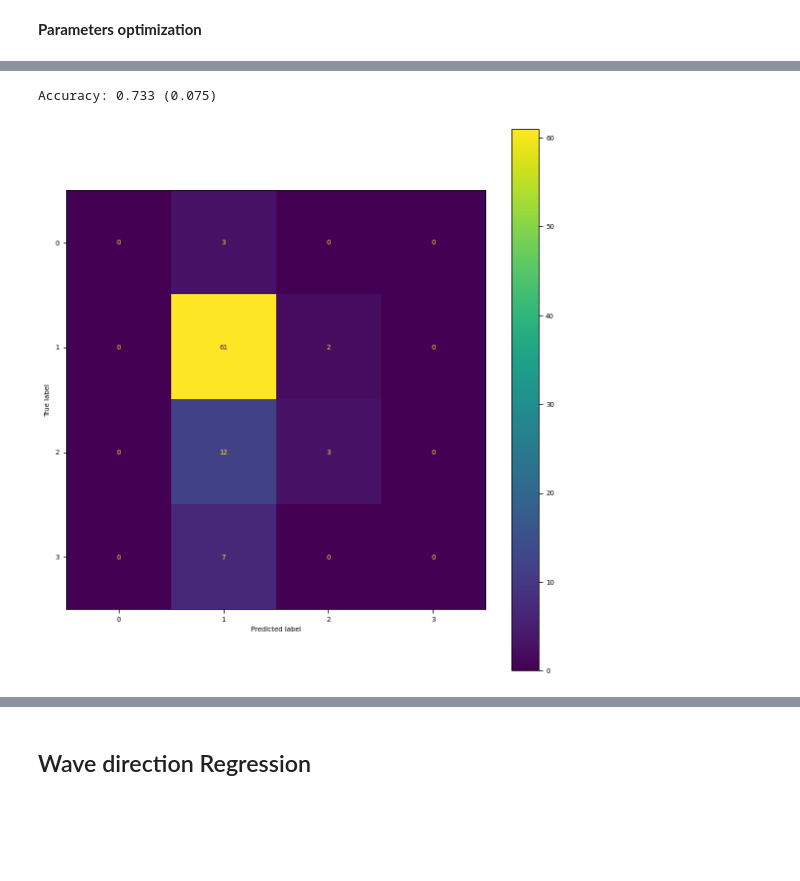
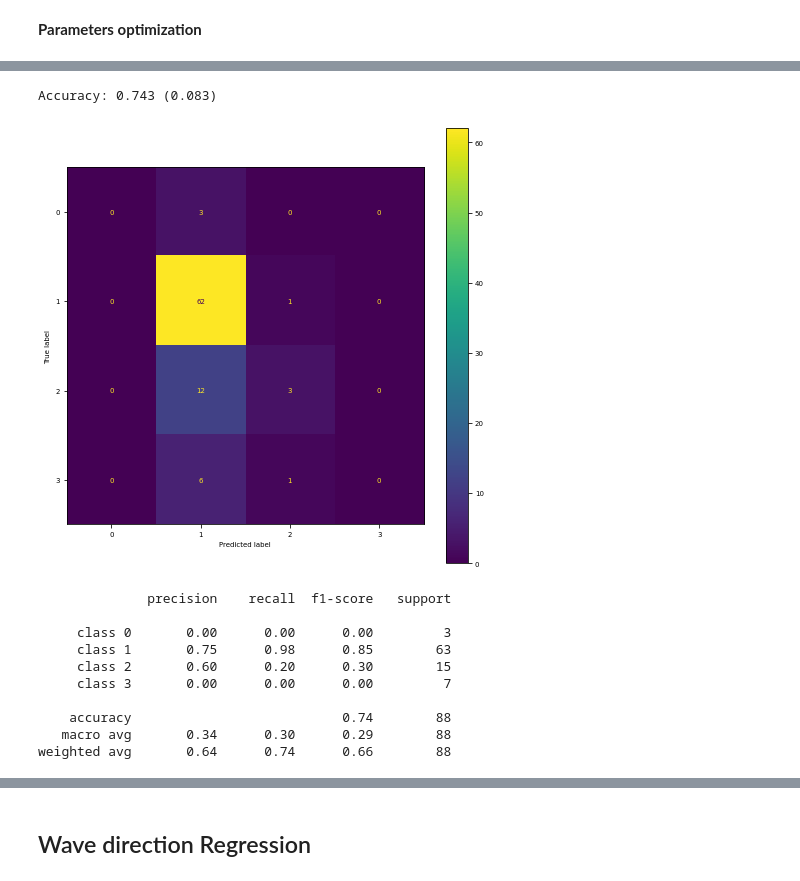
Before and after one commit to rayonnant14/SeaWaves, a Jupyter notebook: SeaWaves_allfreq-s3-plots.ipynb, the cells around one changed output, grey strips where cells are left out. Saved outputs shown, nothing was run; the diff lists cells and outputs as text; code cells hidden in the pictures; blank space fills up the shorter version.

```diff
--- a/SeaWaves_allfreq-s3-plots.ipynb
+++ b/SeaWaves_allfreq-s3-plots.ipynb
@@ -360,12 +348,13 @@ RandomForestClassifier(max_depth=9, min_samples_split=4, n_estimators=20)
 # %%
 kfold = KFold(n_splits=10, random_state=1, shuffle=True)
-random_forest = RandomForestClassifier(max_depth=9,
-                                       min_samples_split=4,
-                                       n_estimators=20,
-                                       random_state=17)
+random_forest = RandomForestClassifier(max_depth=5,
+                                       min_samples_leaf=2,
+                                       min_samples_split=3,
+                                       n_estimators=40,
+                                       class_weight="balanced")
 scores = cross_val_score(random_forest, Xs['2720Hz'], Y['Dirp_class'], scoring='accuracy', cv=kfold, n_jobs=-1)
 print('Accuracy: %.3f (%.3f)' % (np.mean(scores), np.std(scores)))
 # %% [output]
-Accuracy: 0.733 (0.075)
+Accuracy: 0.743 (0.083)
 # %%
 from sklearn.metrics import plot_confusion_matrix
@@ -372,13 +362,29 @@ from sklearn.metrics import plot_confusion_matrix
 # %%
 X_train, X_test, y_train, y_test = train_test_split(Xs['2720Hz'], Y['Dirp_class'], test_size=0.3, random_state=108)
-model = RandomForestClassifier(max_depth=9,
-                               min_samples_split=4,
-                               n_estimators=20,
-                               random_state=17)
+model = RandomForestClassifier(max_depth=5,
+                               min_samples_leaf=2,
+                               min_samples_split=3,
+                               n_estimators=40,
+                               class_weight="balanced")
 model.fit(X_train, y_train)
 
 fig, ax = plt.subplots(figsize=(8, 8))
 plot_confusion_matrix(model, X_test, y_test, ax=ax)
 plt.show()
 # %% [output]
-[figure, old version]
+[figure, new version]
+# %%
+y_pred = model.predict(X_test)
+target_names = ['class 0', 'class 1', 'class 2', 'class 3']
+print(classification_report(y_test, y_pred, target_names=target_names))
+# %% [output]
+              precision    recall  f1-score   support
+
+     class 0       0.00      0.00      0.00         3
+     class 1       0.75      0.98      0.85        63
+     class 2       0.60      0.20      0.30        15
+     class 3       0.00      0.00      0.00         7
+
+    accuracy                           0.74        88
+   macro avg       0.34      0.30      0.29        88
+weighted avg       0.64      0.74      0.66        88
```
Also changed, not shown: parts of 29 cells of this notebook.
